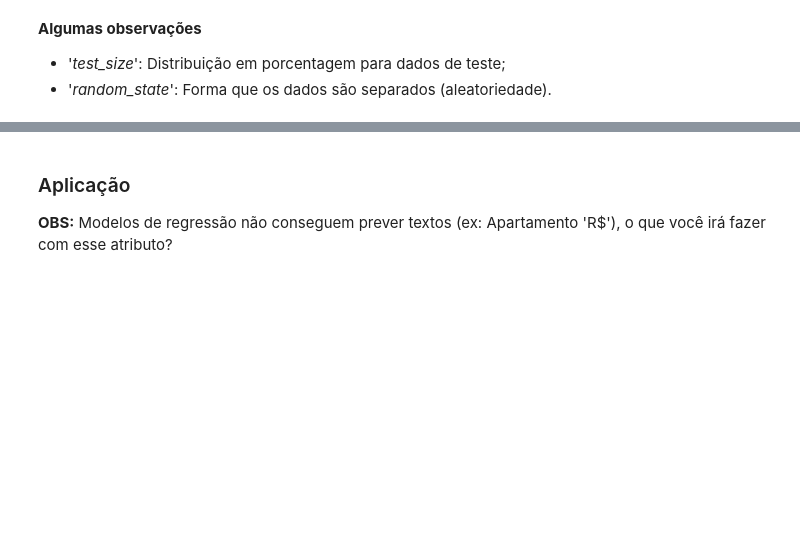
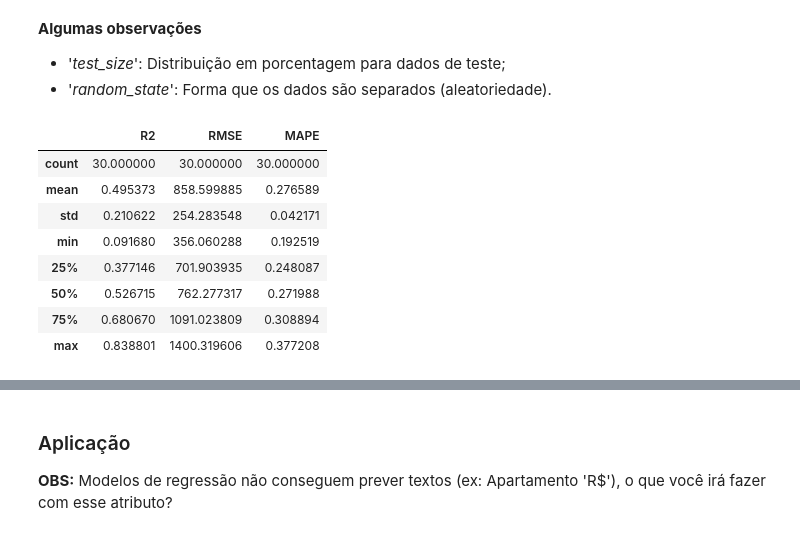
Before and after one commit to dudasimonassi/HackathonIA, a Jupyter notebook: Competicao_IA.ipynb, the cells around one changed output, grey strips where cells are left out. Cells and saved outputs as stored; diff of their text form; code cells hidden in the pictures; blank space fills up the shorter version.

```diff
--- a/Competicao_IA.ipynb
+++ b/Competicao_IA.ipynb
@@ -253,31 +351,56 @@ def runKNN(dataframe, random_state):
 # %%
-def runRandomForest(dataframe):
+def runKNN(dataframe, random_state):
   X = dataframe.drop(['Preço'], axis=1)
   # Outputs
   y = [i[0] for i in dataframe[['Preço']].values]
   # Dados de treino e teste
-  X_train, X_test, y_train, y_test = train_test_split(X, y, test_size=0.2, random_state=32)
+  X_train, X_test, y_train, y_test = train_test_split(X, y, test_size=0.2, random_state=random_state)
 
   # Remoção do Tipo de Imóvel para o código compilar (para uma boa prevista, recomenda-se utilizar esse atributo de alguma forma)
   X_train = X_train.drop(['Tipo'], axis=1)
   X_test = X_test.drop(['Tipo'], axis=1)
 
-  # Modelo Random Forest
-  model = RandomForestClassifier()
+  # Modelo KNN
+  model = KNeighborsRegressor(n_neighbors=2)
   model.fit(X_train, y_train)
   y_predict = model.predict(X_test)
 
   R2 = r2_score(y_test, y_predict)
-  print("R2   =", R2)
+  #print("R2   =", R2)
   RMSE = math.sqrt(mean_squared_error(y_test, y_predict))
-  print("RMSE =", RMSE)
+  #print("RMSE =", RMSE)
   MAPE = mean_absolute_percentage_error(y_test, y_predict)
-  print("MAPE =", MAPE)
+  #print("MAPE =", MAPE)
+
+  return R2, RMSE, MAPE
+
+#runKNN(apartamento_cobertura_kitnet_df, 16)
+#runKNN(studio_kitnet_df)
+#runKNN(galpao_df)
+#runKNN(casa_df)
+#runKNN(loja_df)
+#runKNN(sala_df, 4)
+
+def run_experiment_test(dataframe, func):
+  results = []
+  for i in range (0, 30):
+    results.append(func(dataframe, i))
+
+  return results
 
 
-#runRandomForest(apartamento_cobertura_kitnet_df)
-#runRandomForest(studio_kitnet_df)
-#runRandomForest(galpao_df)
-#runRandomForest(casa_df)
-#runRandomForest(loja_df)
-#runRandomForest(sala_df)
+results = run_experiment_test(apartamento_cobertura_kitnet_df, runRandomForest)
+results_df = pd.DataFrame(results, columns=['R2', 'RMSE', 'MAPE'])
+#print(results_df)
+
+results_df.describe()
+# %% [output]
+|  | R2 | RMSE | MAPE |
+| count | 30.000000 | 30.000000 | 30.000000 |
+| mean | 0.495373 | 858.599885 | 0.276589 |
+| std | 0.210622 | 254.283548 | 0.042171 |
+| min | 0.091680 | 356.060288 | 0.192519 |
+| 25% | 0.377146 | 701.903935 | 0.248087 |
+| 50% | 0.526715 | 762.277317 | 0.271988 |
+| 75% | 0.680670 | 1091.023809 | 0.308894 |
+| max | 0.838801 | 1400.319606 | 0.377208 |
```
Also changed, not shown: parts of 17 cells of this notebook, 1 other file.
